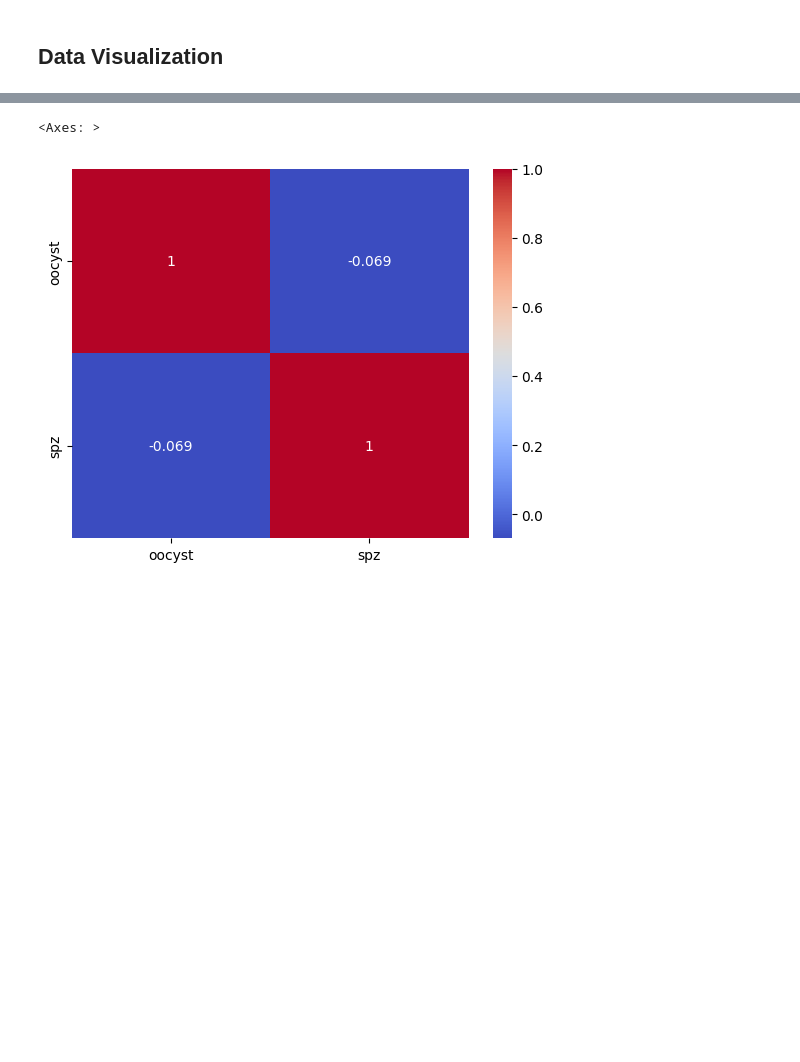
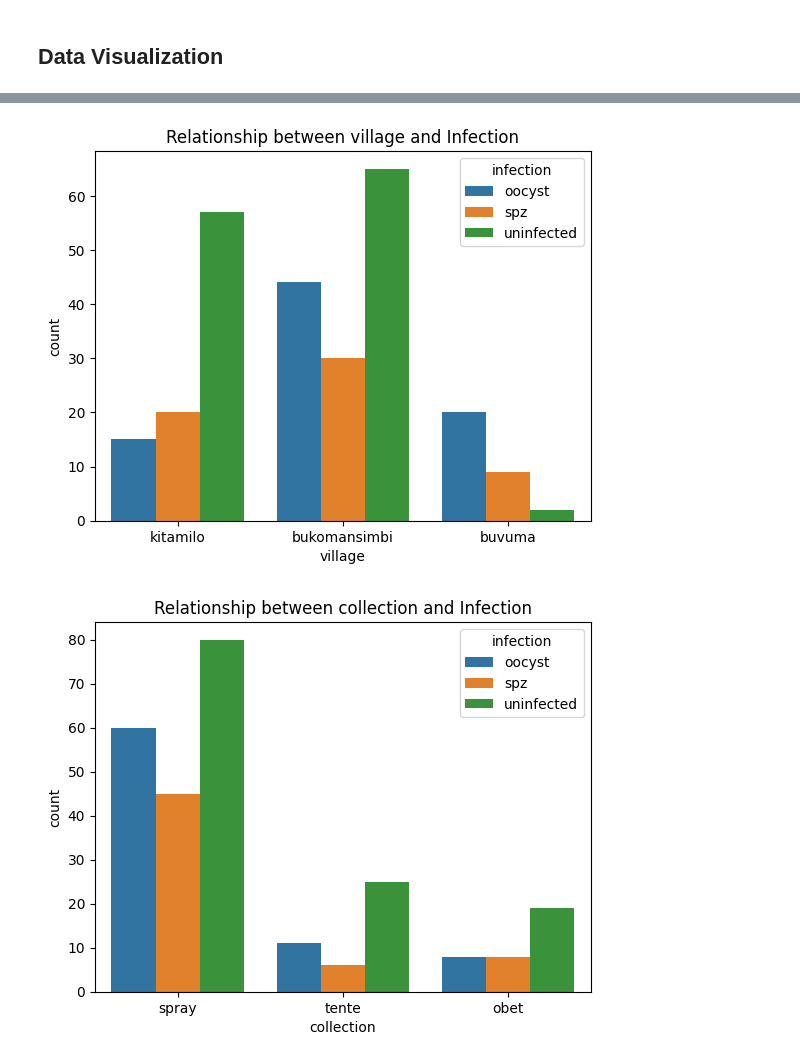
Before and after one commit to slubambo/MOSQUITO-DATASET, a Jupyter notebook: mosquito.ipynb, the cells around one changed output, grey strips where cells are left out. Cells and saved outputs as stored; diff of their text form; code cells hidden in the pictures; blank space fills up the shorter version.

```diff
--- a/mosquito.ipynb
+++ b/mosquito.ipynb
@@ -172,6 +169,10 @@ sns.countplot(x='infection', data=data)
-# %%
-# Plot a heatmap of feature correlations
-sns.heatmap(X.corr(), annot=True, cmap='coolwarm')
-# %% [output]
-<Axes: >
-[figure, removed]
+# %%
+# Visualize relationships between categorical variables and the infection
+for col in data.columns:
+    if data[col].dtype == 'object' and col != 'infection':
+        sns.countplot(x=col, hue='infection', data=data)
+        plt.title('Relationship between ' + col + ' and Infection')
+        plt.show()
+# %% [output]
+[figure, added]
+[figure, added]
```
Also changed, not shown: parts of 3 cells of this notebook.
